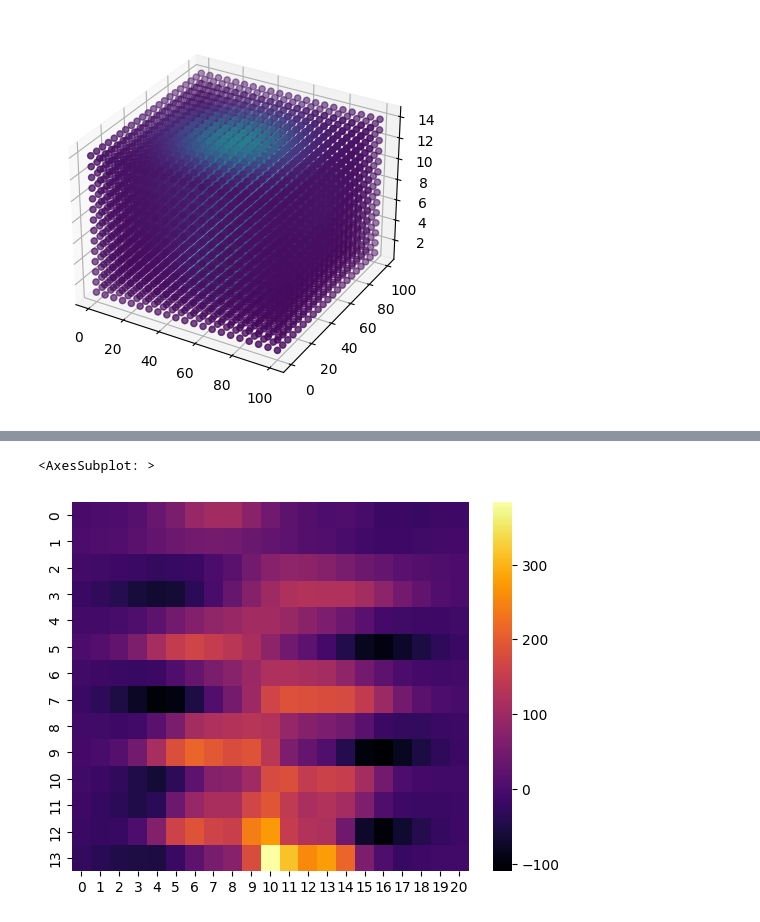
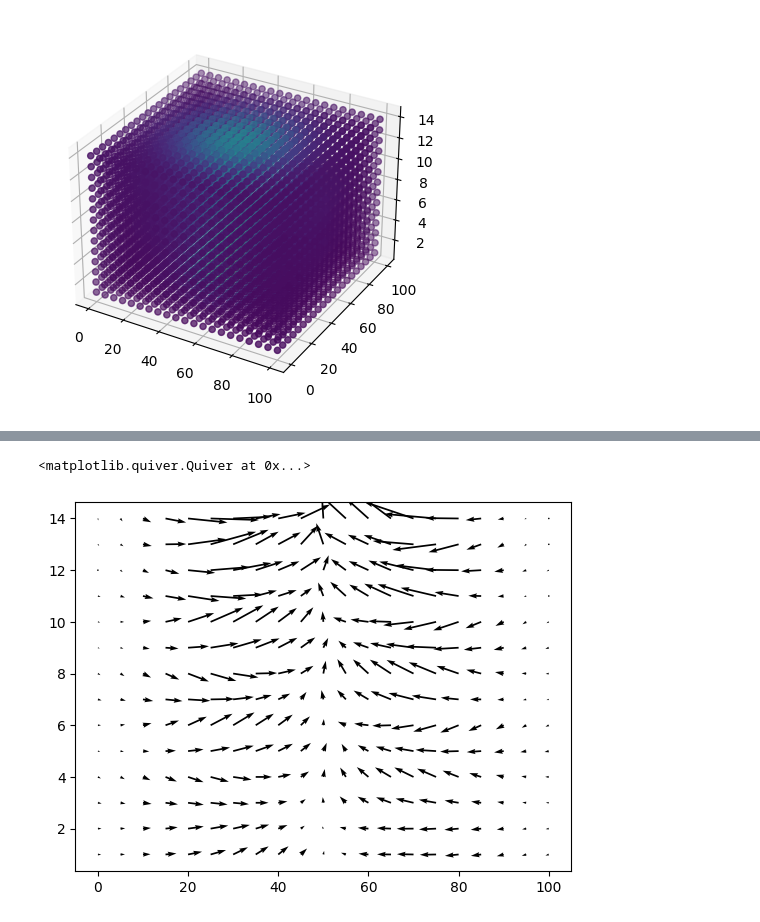
Before and after one commit to arteys/PhD-scripts, a Jupyter notebook: Magnetic_field_data_processing.ipynb, the cells around one changed output, grey strips where cells are left out. Drawn from its saved outputs; the diff is of its cells as text; code cells hidden in the pictures.

Commit message:
Gradient of field plot, but in matplotlib

```diff
--- a/Magnetic_field_data_processing.ipynb
+++ b/Magnetic_field_data_processing.ipynb
@@ -111,6 +96,0 @@ plot = sns.heatmap(interpolated_field_square, cmap='inferno')
-# %%
-gradient_np = np.gradient(field_flat_square_rot)
-sns.heatmap(gradient_np[0], cmap='inferno')
-# %% [output]
-<AxesSubplot: >
-[figure, removed]
@@ -120 +97,8 @@ fig.show()
+# %%
+dz,dx = np.gradient(field_flat_square_rot)
+fig, ax = plt.subplots()
+ax.quiver(xs, zs, dx, dz)
+# %% [output]
+<matplotlib.quiver.Quiver at 0x...>
+[figure, added]
 # %%
```
Also changed, not shown: parts of 3 cells of this notebook.
